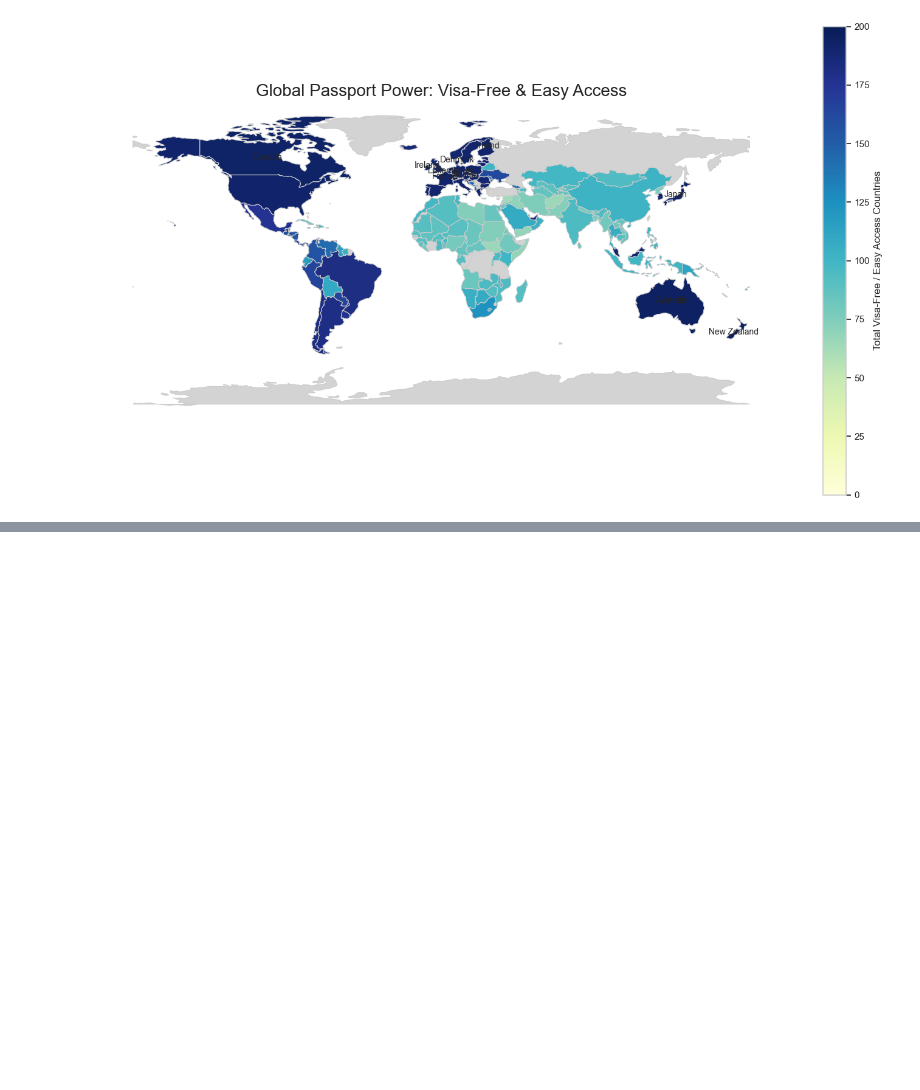
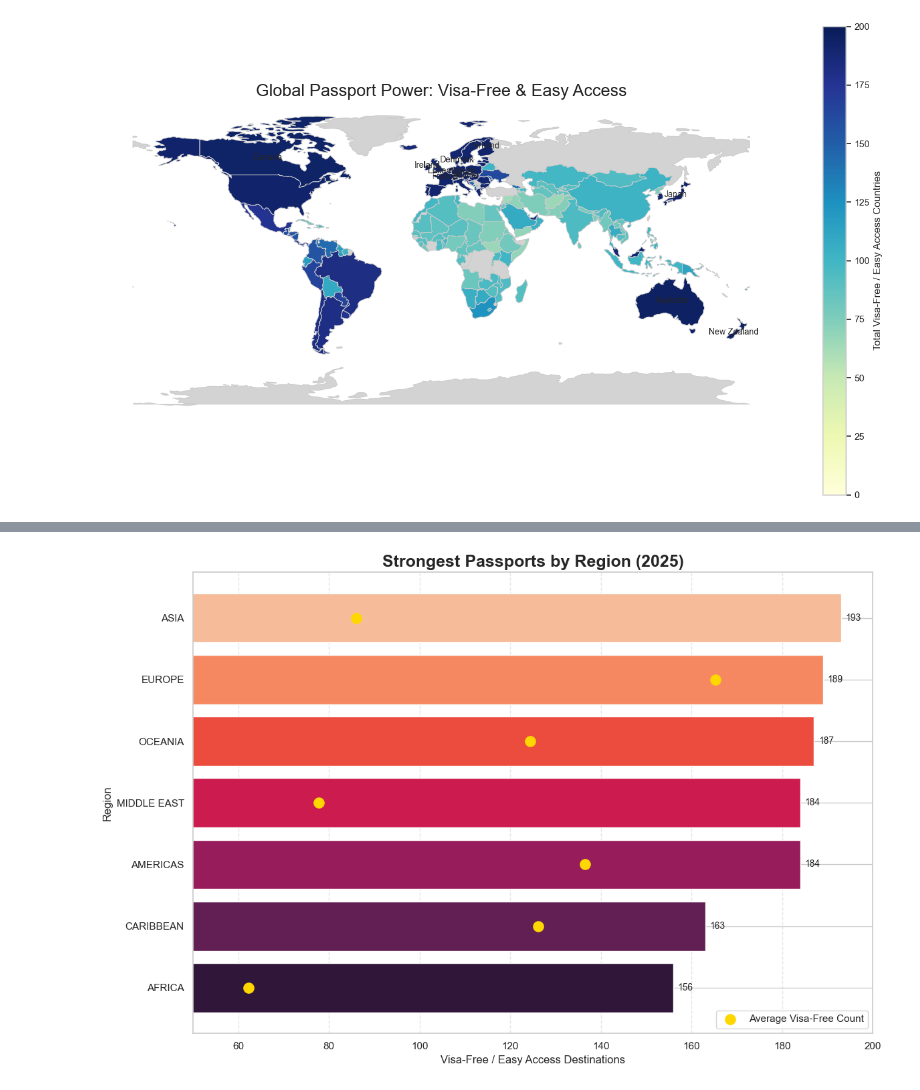
Before and after one commit to Deadpigg/dsa2101project, a Jupyter notebook: project.ipynb, the cells around one changed output, grey strips where cells are left out. Saved outputs shown, nothing was run; the diff lists cells and outputs as text; code cells hidden in the pictures; blank space fills up the shorter version.

```diff
--- a/project.ipynb
+++ b/project.ipynb
@@ -265,3 +273,15 @@ ax.set_axis_off()
 plt.show()
 # %% [output]
 [figure]
+# %%
+# Group by region
+region_stats = latest_rankings.groupby('region').agg(
+    avg_visa_free=('visa_free_count', 'mean'),   # average visa-free count
+    max_visa_free=('visa_free_count', 'max'),    # strongest passport in the region
+    top_country=('country', lambda x: latest_rankings.loc[x.index, 'visa_free_count'].idxmax())
+).reset_index()
+
+# Sort by strongest passport
+region_stats = region_stats.sort_values(by='max_visa_free', ascending=False)
+
+print(region_stats)
@@ -267,0 +297,45 @@ plt.show()
+# %%
+import matplotlib.pyplot as plt
+import seaborn as sns
+
+# Sort by max_visa_free
+region_stats_sorted = region_stats.sort_values('max_visa_free', ascending=True)
+
+plt.figure(figsize=(12,8))
+
+# Use a modern, vibrant palette
+colors = sns.color_palette("rocket", len(region_stats_sorted))
+
+# Horizontal bars for max visa-free
+bar = plt.barh(
+    region_stats_sorted['region'],
+    region_stats_sorted['max_visa_free'],
+    color=colors
+)
+
+# Overlay average visa-free as gold dots
+plt.scatter(
+    region_stats_sorted['avg_visa_free'],
+    region_stats_sorted['region'],
+    color='gold',
+    s=120,
+    label='Average Visa-Free Count',
+    zorder=5
+)
+
+# Add value labels for max visa-free
+for i, value in enumerate(region_stats_sorted['max_visa_free']):
+    plt.text(value + 1, i, str(value), va='center', fontsize=10)
+
+# Set x-axis limits
+plt.xlim(50, 200)
+
+plt.title("Strongest Passports by Region (2025)", fontsize=18, weight='bold')
+plt.xlabel("Visa-Free / Easy Access Destinations", fontsize=12)
+plt.ylabel("Region", fontsize=12)
+plt.legend()
+plt.grid(axis='x', linestyle='--', alpha=0.5)
+plt.tight_layout()
+plt.show()
+# %% [output]
+[figure, added]
```
Also changed, not shown: parts of 3 cells of this notebook.
